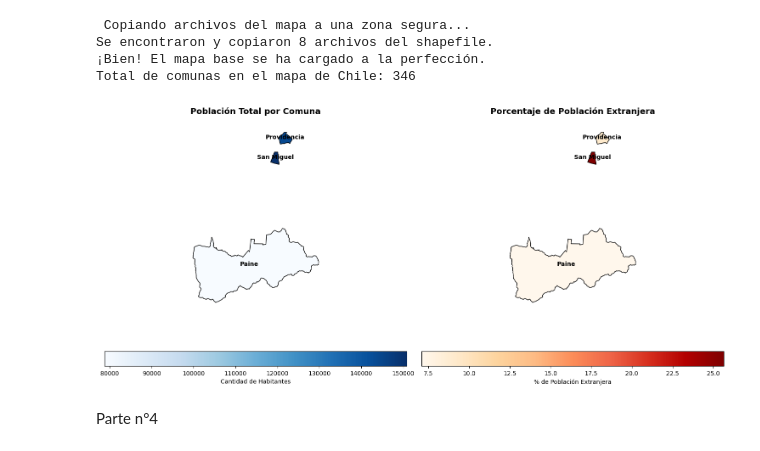
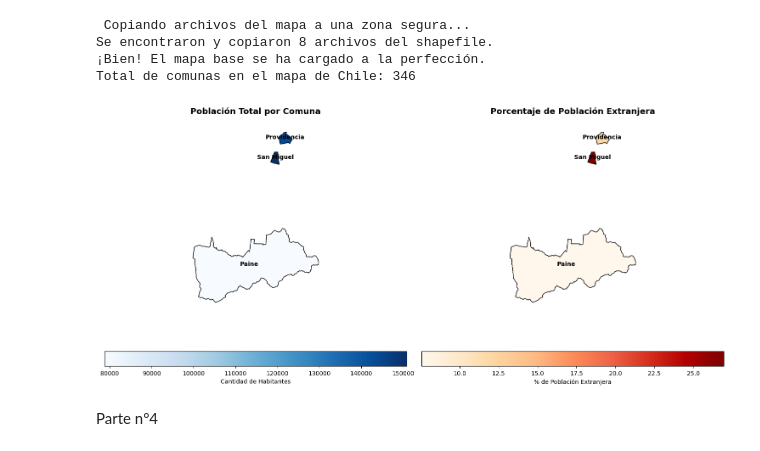
Before and after one commit to jthechen/IELE756-region-Providencia-San_Miguel-Paine, a Jupyter notebook: Tarea_1_IELE756.ipynb, the cells around one changed output. Saved outputs shown, nothing was run; the diff lists cells and outputs as text; code cells hidden in the pictures.

```diff
--- a/Tarea_1_IELE756.ipynb
+++ b/Tarea_1_IELE756.ipynb
@@ -331,7 +347,7 @@ codigos = {
 df['Comuna_Etiqueta'] = df['comuna'].map(codigos)
 
 # Creamos la columna 'Nacionalidad'
-df['Nacionalidad'] = np.where(df['p27_nacionalidad_rec'] == 1, 'Chileno', 'Extranjero')
+df['Nacionalidad'] = np.where(df['p25_lug_nacimiento_rec'] == 1, 'Chileno', 'Extranjero')
 
 # Calculamos el porcentaje
 resumen_migracion = pd.crosstab(df['Comuna_Etiqueta'], df['Nacionalidad'], normalize='index') * 100
@@ -423,41 +437,0 @@ solo hay 2 nacionalidades inmigrantes en esta comuna
-# %%
-#Parte 2.2: Top 10 Nacionalidades (con los nombres de las nacionalidades)
-import matplotlib.pyplot as plt
-import pandas as pd
-
-# Filtramos Extranjeros Y eliminamos los datos perdidos (-99)
-df_extranjeros = df[(df['Nacionalidad'] == 'Extranjero') & (df['p27_nacionalidad'] != -99)].copy()
-
-# Contamos por país y sacamos el Top 10
-top_10_paises = df_extranjeros['p27_nacionalidad'].value_counts(dropna=True).head(10)
-
-# Diccionario traductor (solo con los nombres)
-paises_comunes = {
-    862: 'Venezuela', 170: 'Colombia', 604: 'Perú', 332: 'Haití',
-    68: 'Bolivia', 32: 'Argentina', 218: 'Ecuador', 600: 'Paraguay',
-    858: 'Uruguay', 76: 'Brasil', 724: 'España', 840: 'Estados Unidos',
-    156: 'China', 192: 'Cuba', 214: 'República Dominicana',
-    3: 'Otra Nacionalidad' # <-- Cambia esto si descubres qué es el 3
-}
-
-# Traducimos los códigos a SOLAMENTE el nombre del país
-if pd.api.types.is_numeric_dtype(top_10_paises.index):
-    top_10_paises.index = top_10_paises.index.map(lambda x: paises_comunes.get(x, f"País Desconocido ({x})"))
-
-# Creamos el gráfico de barras horizontales
-plt.figure(figsize=(10, 6))
-ax = top_10_paises.sort_values().plot(kind='barh', color='mediumseagreen', edgecolor='black')
-
-plt.title('Top 10 Países de Origen de la Población Inmigrante', fontsize=14, fontweight='bold')
-plt.xlabel('Cantidad de Personas', fontsize=12)
-plt.ylabel('País de Origen', fontsize=12)
-plt.grid(axis='x', linestyle='--', alpha=0.7)
-
-# Le ponemos la cantidad exacta al lado de cada barra
-for p in ax.patches:
-    ax.annotate(f"{int(p.get_width()):,}",
-                (p.get_width(), p.get_y() + p.get_height() / 2.),
-                ha='left', va='center', fontsize=10, xytext=(5, 0), textcoords='offset points')
-
-plt.tight_layout()
-plt.show()
@@ -630,7 +602,7 @@ mapa_comunas[col_codigo] = mapa_comunas[col_codigo].astype(int)
 col_nombre = 'COMUNA'
 
 # Preparamos los datos del CENSO
-df['Nacionalidad'] = np.where(df['p27_nacionalidad_rec'] == 1, 'Chileno', 'Extranjero')
+df['Nacionalidad'] = np.where(df['p25_lug_nacimiento_rec'] == 1, 'Chileno', 'Extranjero')
 
 # Agrupamos por comuna
 datos_mapa = df.groupby('comuna').agg(
@@ -647,34 +619,34 @@ mapa_final = mapa_comunas.merge(datos_mapa, left_on=col_codigo, right_on='comuna
 # Dibujar mapa
 fig, axes = plt.subplots(1, 2, figsize=(15, 7))
 
 # Mapa A: Población Total
 mapa_final.plot(
     column='Poblacion_Total', ax=axes[0], cmap='Blues',
     legend=True, edgecolor='black', linewidth=1,
     legend_kwds={'label': "Cantidad de Habitantes", 'orientation': "horizontal"}
 )
 axes[0].set_title('Población Total por Comuna', fontsize=14, fontweight='bold')
 axes[0].axis('off')
 
 # Mapa B: Porcentaje de Extranjeros
 mapa_final.plot(
     column='Pct_Extranjeros', ax=axes[1], cmap='OrRd',
     legend=True, edgecolor='black', linewidth=1,
     legend_kwds={'label': "% de Población Extranjera", 'orientation': "horizontal"}
 )
 axes[1].set_title('Porcentaje de Población Extranjera', fontsize=14, fontweight='bold')
 axes[1].axis('off')
 
 # Etiquetas con el nombre de la comuna
 for idx, row in mapa_final.iterrows():
     centro = row.GEOMETRY.centroid
     axes[0].annotate(text=row[col_nombre], xy=(centro.x, centro.y), ha='center', fontsize=10, weight='bold')
     axes[1].annotate(text=row[col_nombre], xy=(centro.x, centro.y), ha='center', fontsize=10, weight='bold')
 
 plt.tight_layout()
 plt.show()
 # %% [output]
-[figure, old version]
+[figure, new version]
 # %% [markdown]
 Parte n°4
 # %%
```
Also changed, not shown: parts of 10 cells of this notebook.
